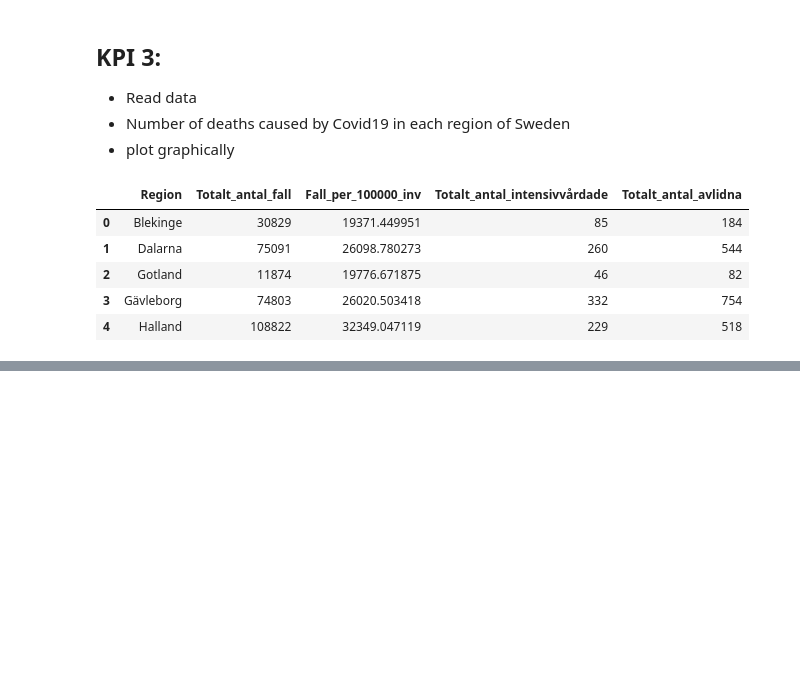
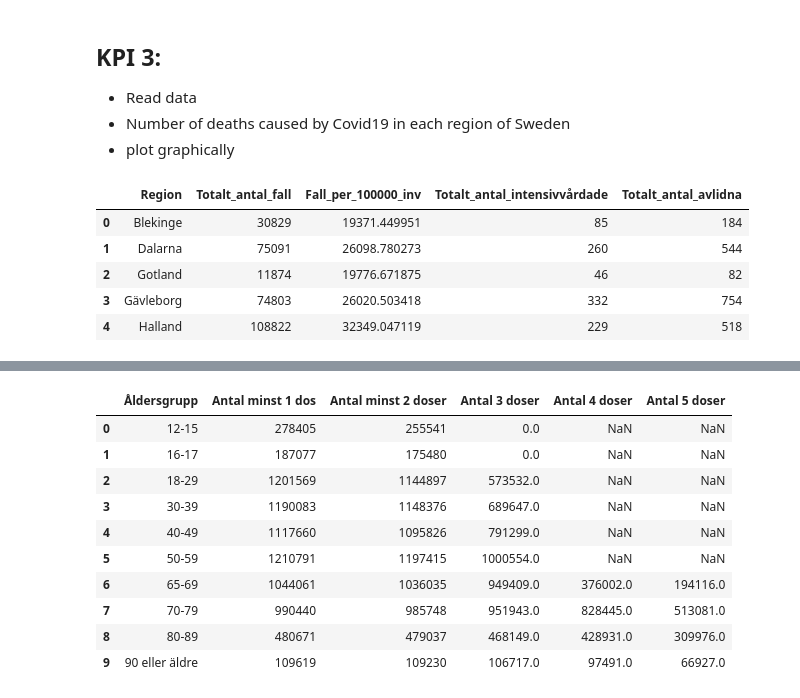
Before and after one commit to VineelaNedunuri/Databehandling-Vineela-Nedunuri, a Jupyter notebook: Labb/Uppgift3.ipynb, the cells around one changed output, grey strips where cells are left out. Saved outputs shown, nothing was run; the diff lists cells and outputs as text; code cells hidden in the pictures; blank space fills up the shorter version.

```diff
--- a/Labb/Uppgift3.ipynb
+++ b/Labb/Uppgift3.ipynb
@@ -161,0 +166,4 @@ df
+# %%
+df4 = df4.groupby("Åldersgrupp")[["Antal vaccinerade"]].max().reset_index()
+df4 = df4.rename(columns={"Antal vaccinerade":"Antal 4 doser"})
+df4
@@ -161,0 +177,4 @@ df
+# %%
+# for 5th dose
+df5 = pd.read_excel("../Labb/Data/Vaccine.xlsx", sheet_name="Dos 5 per åldersgrupp")
+df5.head()
@@ -161,0 +188,4 @@ df
+# %%
+df5= df5.groupby("Åldersgrupp")[["Antal vaccinerade"]].max().reset_index()
+df5 = df5.rename(columns={"Antal vaccinerade":"Antal 5 doser"}) # change name as above doses
+df5
@@ -162,2 +199,18 @@ df
+# %%
+# Merge all the doses
+df_total = df1_to_3.merge(df4,on="Åldersgrupp",how = "left").merge(df5,on="Åldersgrupp",how = "left")
+df_total
+# %% [output]
+|  | Åldersgrupp | Antal minst 1 dos | Antal minst 2 doser | Antal 3 doser | Antal 4 doser | Antal 5 doser |
+| 0 | 12-15 | 278405 | 255541 | 0.0 | NaN | NaN |
+| 1 | 16-17 | 187077 | 175480 | 0.0 | NaN | NaN |
+| 2 | 18-29 | 1201569 | 1144897 | 573532.0 | NaN | NaN |
+| 3 | 30-39 | 1190083 | 1148376 | 689647.0 | NaN | NaN |
+| 4 | 40-49 | 1117660 | 1095826 | 791299.0 | NaN | NaN |
+| 5 | 50-59 | 1210791 | 1197415 | 1000554.0 | NaN | NaN |
+| 6 | 65-69 | 1044061 | 1036035 | 949409.0 | 376002.0 | 194116.0 |
+| 7 | 70-79 | 990440 | 985748 | 951943.0 | 828445.0 | 513081.0 |
+| 8 | 80-89 | 480671 | 479037 | 468149.0 | 428931.0 | 309976.0 |
+| 9 | 90 eller äldre | 109619 | 109230 | 106717.0 | 97491.0 | 66927.0 |
 # %%
 fig = px.bar(
```
Also changed, not shown: parts of 24 cells of this notebook.
